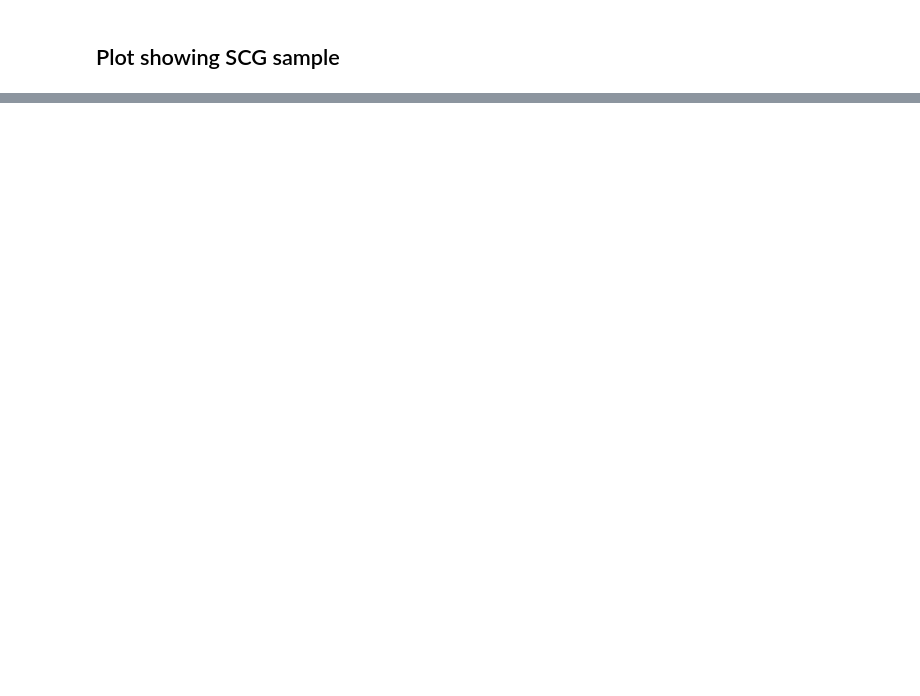
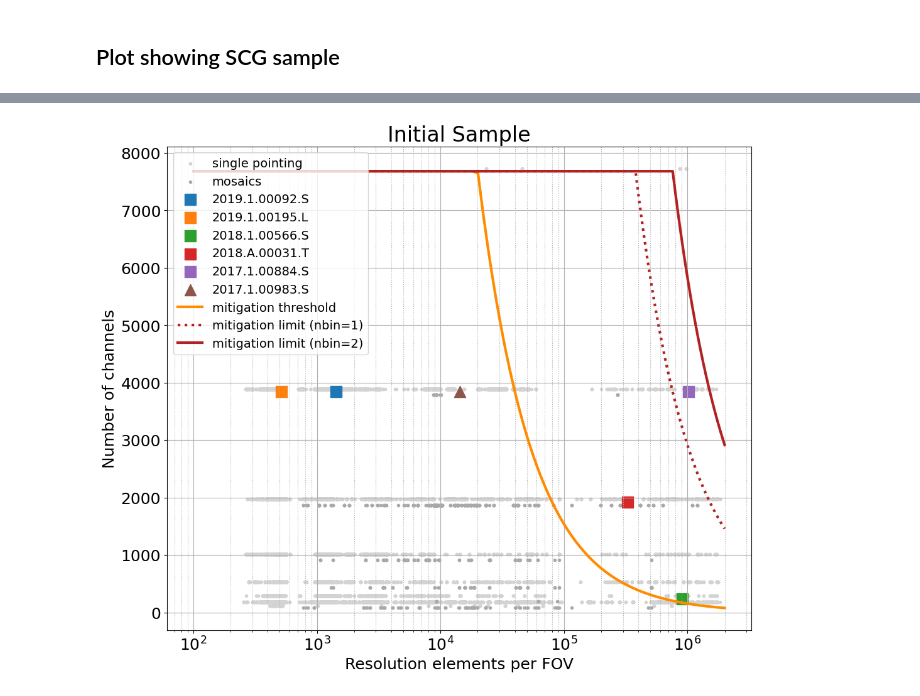
Before and after one commit to aakepley/big-cubes, a Jupyter notebook: largeCube_search_v2.ipynb, the cells around one changed output, grey strips where cells are left out. Cells and saved outputs as stored; diff of their text form; code cells hidden in the pictures; blank space fills up the shorter version.

```diff
--- a/largeCube_search_v2.ipynb
+++ b/largeCube_search_v2.ipynb
@@ -78,0 +120,7 @@ large_cubes.make_beamsperfov_vs_nchan(result2019,'plots/cycle7_12m_cube_size_scg
+# %%
+mous_list_initial = [{'member_ous_uid':'uid://A001/X1465/X3a33', 'proposal_id':'2019.1.00092.S', 'points_per_fov':np.array([1428.0]) , 'spw_nchan': np.array([3840]),'marker':'s'},
+                    {'member_ous_uid':'uid://A001/X146c/Xd8','proposal_id':'2019.1.00195.L','points_per_fov':np.array([517.0]), 'spw_nchan': np.array([3840]),'marker':'s'},
+                    {'member_ous_uid':'uid://A001/X133d/X2067','proposal_id':'2018.1.00566.S','points_per_fov':np.array([901816.0]),'spw_nchan': np.array([240]),'marker':'s'},
+                    {'member_ous_uid': 'uid://A001/X13b3/Xdc','proposal_id':'2018.A.00031.T','points_per_fov':np.array([327800.0]),'spw_nchan': np.array([1920]), 'marker':'s'},
+                    {'member_ous_uid': 'uid://A001/X1296/X7b1', 'proposal_id':'2017.1.00884.S','points_per_fov':np.array([1018995.0]), 'spw_nchan': np.array([3840]), 'marker':'s'},
+                    {'member_ous_uid':'uid://A001/X12a3/X3be','proposal_id':'2017.1.00983.S','points_per_fov':np.array([14268.0]), 'spw_nchan': np.array([3840]), 'marker':'^'}]
@@ -78,0 +147,7 @@ large_cubes.make_beamsperfov_vs_nchan(result2019,'plots/cycle7_12m_cube_size_scg
+# %%
+reload(large_cubes)
+large_cubes.make_beamsperfov_vs_nchan(result2019,'plots/cycle7_12m_cube_size_scg_initial.png',array='12m',
+                                      addconfigs=False,cycle='7',mous_list=mous_list_initial,
+                                      plt_title='Initial Sample',markersize=170)
+# %% [output]
+[figure, added]
```
Also changed, not shown: parts of 14 cells of this notebook, 8 other files.
